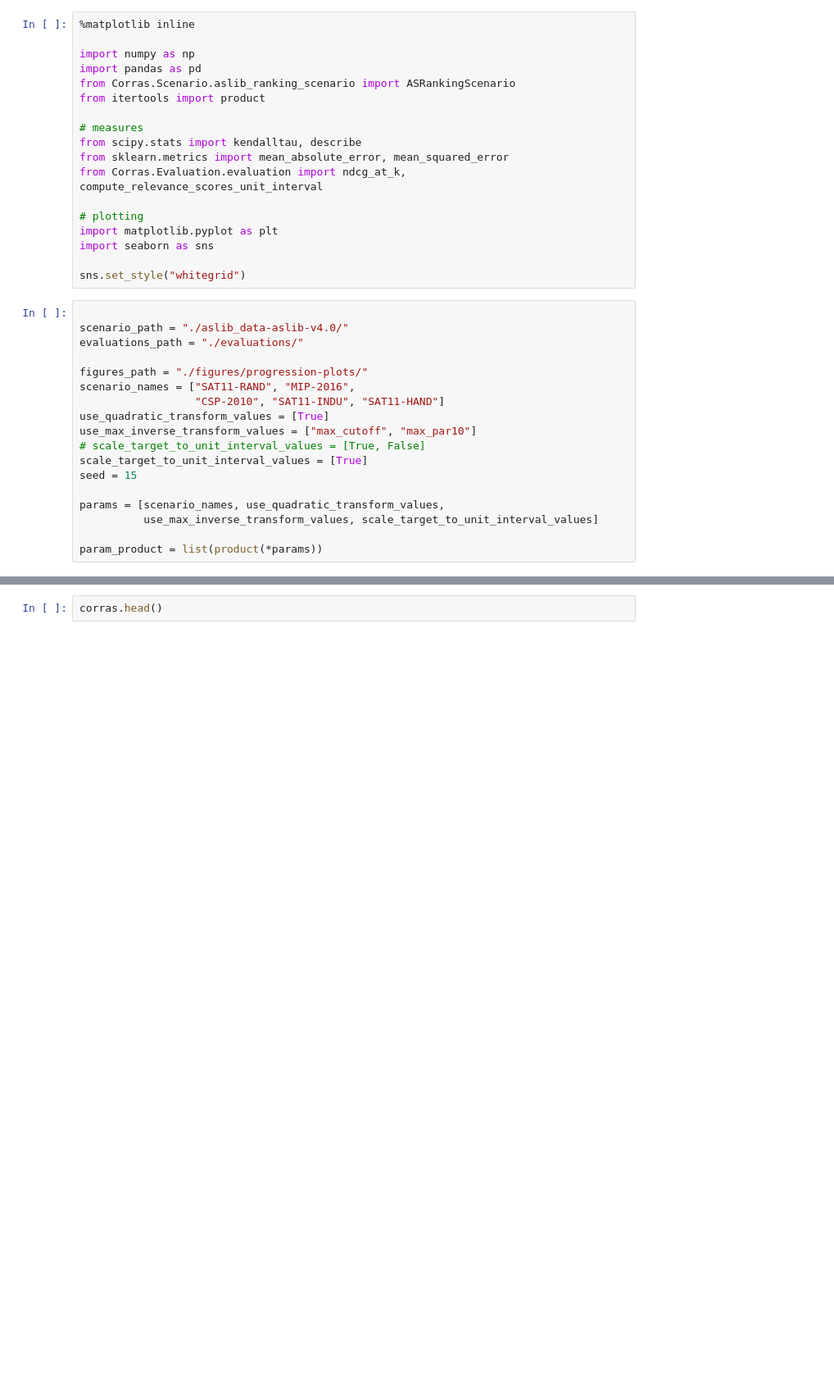
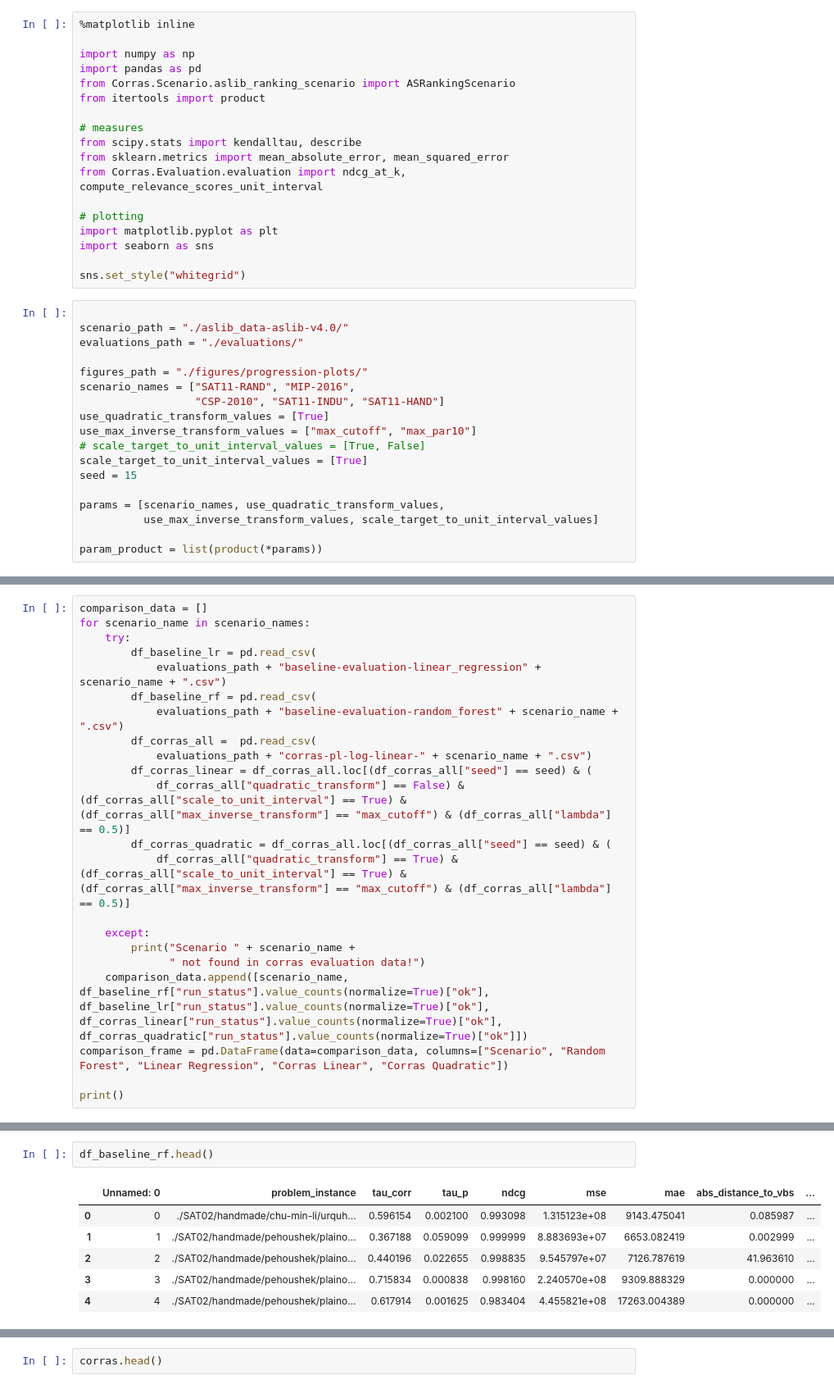
Before and after one commit to JonasHanselle/CoRRAS, a Jupyter notebook: Untitled.ipynb, the cells around one changed output, grey strips where cells are left out. Shown at 82% size. Drawn from its saved outputs; the diff is of its cells as text; blank space fills up the shorter version.

```diff
--- a/Untitled.ipynb
+++ b/Untitled.ipynb
@@ -36,0 +45,22 @@ param_product = list(product(*params))
+# %%
+comparison_data = []
+for scenario_name in scenario_names:
+    try:
+        df_baseline_lr = pd.read_csv(
+            evaluations_path + "baseline-evaluation-linear_regression" + scenario_name + ".csv")
+        df_baseline_rf = pd.read_csv(
+            evaluations_path + "baseline-evaluation-random_forest" + scenario_name + ".csv")
+        df_corras_all =  pd.read_csv(
+            evaluations_path + "corras-pl-log-linear-" + scenario_name + ".csv")
+        df_corras_linear = df_corras_all.loc[(df_corras_all["seed"] == seed) & (
+            df_corras_all["quadratic_transform"] == False) & (df_corras_all["scale_to_unit_interval"] == True) & (df_corras_all["max_inverse_transform"] == "max_cutoff") & (df_corras_all["lambda"] == 0.5)]
+        df_corras_quadratic = df_corras_all.loc[(df_corras_all["seed"] == seed) & (
+            df_corras_all["quadratic_transform"] == True) & (df_corras_all["scale_to_unit_interval"] == True) & (df_corras_all["max_inverse_transform"] == "max_cutoff") & (df_corras_all["lambda"] == 0.5)]
+
+    except:
+        print("Scenario " + scenario_name +
+              " not found in corras evaluation data!")
+    comparison_data.append([scenario_name, df_baseline_rf["run_status"].value_counts(normalize=True)["ok"], df_baseline_lr["run_status"].value_counts(normalize=True)["ok"], df_corras_linear["run_status"].value_counts(normalize=True)["ok"], df_corras_quadratic["run_status"].value_counts(normalize=True)["ok"]])
+comparison_frame = pd.DataFrame(data=comparison_data, columns=["Scenario", "Random Forest", "Linear Regression", "Corras Linear", "Corras Quadratic"])
+
+print()
@@ -36,0 +74,9 @@ param_product = list(product(*params))
+# %%
+df_baseline_rf.head()
+# %% [output]
+|  | Unnamed: 0 | problem_instance | tau_corr | tau_p | ndcg | mse | mae | abs_distance_to_vbs | ... |
+| 0 | 0 | ./SAT02/handmade/chu-min-li/urquh... | 0.596154 | 0.002100 | 0.993098 | 1.315123e+08 | 9143.475041 | 0.085987 | ... |
+| 1 | 1 | ./SAT02/handmade/pehoushek/plaino... | 0.367188 | 0.059099 | 0.999999 | 8.883693e+07 | 6653.082419 | 0.002999 | ... |
+| 2 | 2 | ./SAT02/handmade/pehoushek/plaino... | 0.440196 | 0.022655 | 0.998835 | 9.545797e+07 | 7126.787619 | 41.963610 | ... |
+| 3 | 3 | ./SAT02/handmade/pehoushek/plaino... | 0.715834 | 0.000838 | 0.998160 | 2.240570e+08 | 9309.888329 | 0.000000 | ... |
+| 4 | 4 | ./SAT02/handmade/pehoushek/plaino... | 0.617914 | 0.001625 | 0.983404 | 4.455821e+08 | 17263.004389 | 0.000000 | ... |
```
Also changed, not shown: parts of 5 cells of this notebook, 14 other files.
